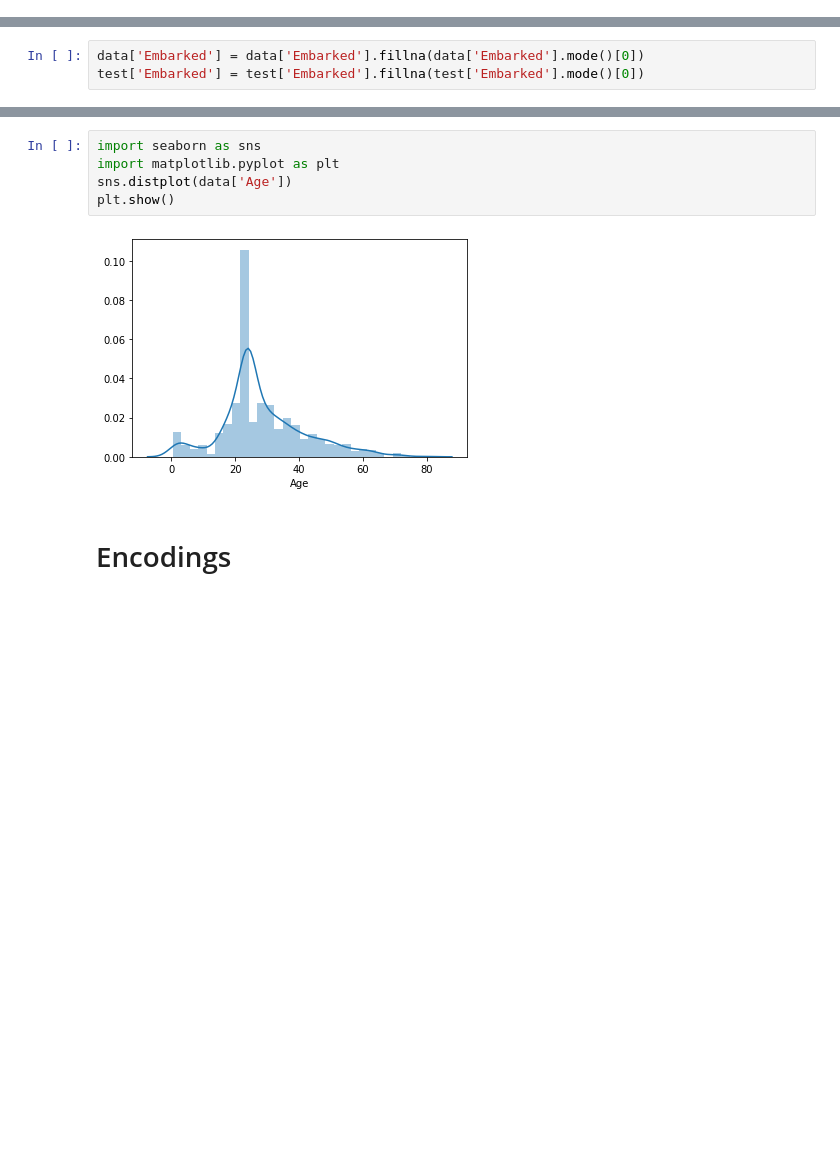
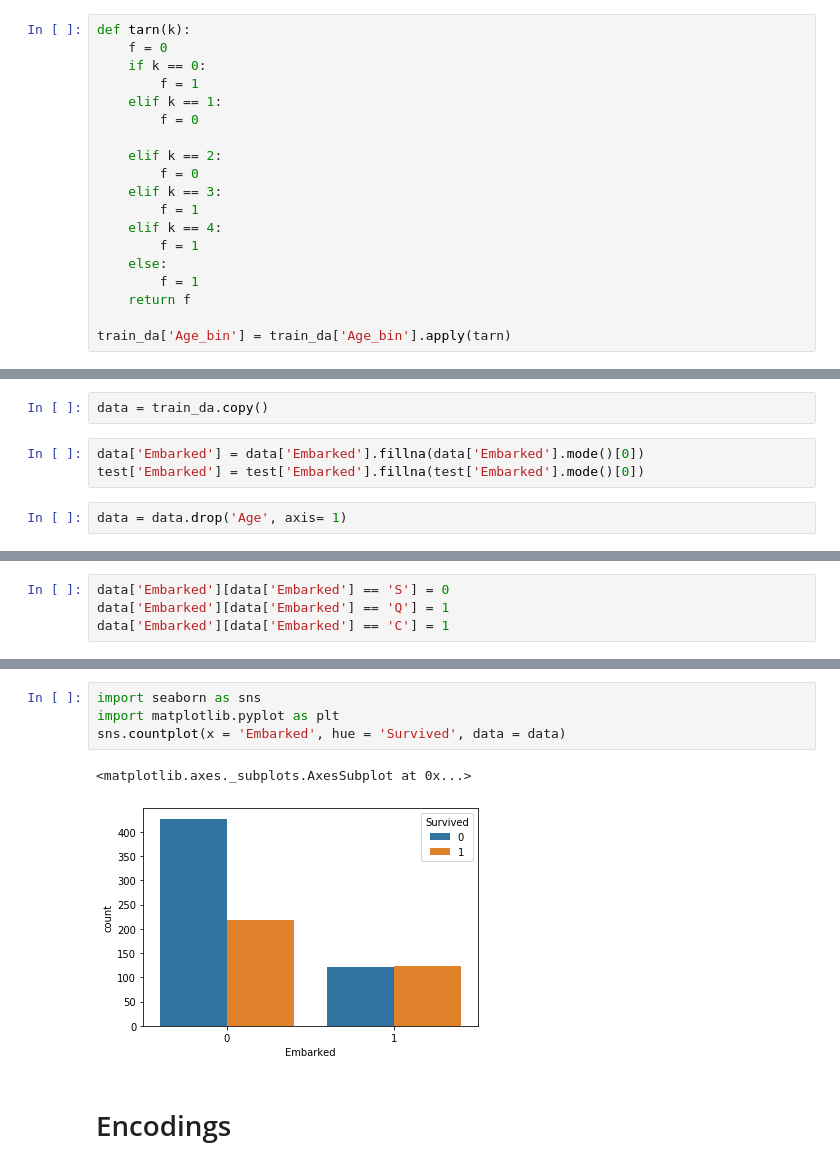
Before and after one commit to elishatofunmi/Medium-Intelligence, a Jupyter notebook: Titanic Survival prediction/Titanic Challenge.ipynb, the cells around one changed output, grey strips where cells are left out. Cells and saved outputs as stored; diff of their text form; blank space fills up the shorter version.

```diff
--- a/Titanic Survival prediction/Titanic Challenge.ipynb
+++ b/Titanic Survival prediction/Titanic Challenge.ipynb
@@ -124,0 +182,19 @@ test['Age'] = test['Age'].fillna(test['Age'].mode()[0])
+# %%
+def tarn(k):
+    f = 0
+    if k == 0:
+        f = 1
+    elif k == 1:
+        f = 0
+
+    elif k == 2:
+        f = 0
+    elif k == 3:
+        f = 1
+    elif k == 4:
+        f = 1
+    else:
+        f = 1
+    return f
+
+train_da['Age_bin'] = train_da['Age_bin'].apply(tarn)
@@ -125,6 +216,10 @@ test['Age'] = test['Age'].fillna(test['Age'].mode()[0])
+# %%
+data = train_da.copy()
 # %%
 data['Embarked'] = data['Embarked'].fillna(data['Embarked'].mode()[0])
 test['Embarked'] = test['Embarked'].fillna(test['Embarked'].mode()[0])
+# %%
+data = data.drop('Age', axis= 1)
 # %%
 data.info()
 # %% [output]
@@ -158,0 +287,4 @@ data.describe()
+# %%
+data['Embarked'][data['Embarked'] == 'S'] = 0
+data['Embarked'][data['Embarked'] == 'Q'] = 1
+data['Embarked'][data['Embarked'] == 'C'] = 1
@@ -159,10 +321,10 @@ data.describe()
 # %%
 import seaborn as sns
 import matplotlib.pyplot as plt
-sns.distplot(data['Age'])
-plt.show()
+sns.countplot(x = 'Embarked', hue = 'Survived', data = data)
 # %% [output]
+<matplotlib.axes._subplots.AxesSubplot at 0x...>
-[figure, old version]
+[figure, new version]
 # %% [markdown]
 # Encodings
 # %%
```
Also changed, not shown: parts of 71 cells of this notebook.
